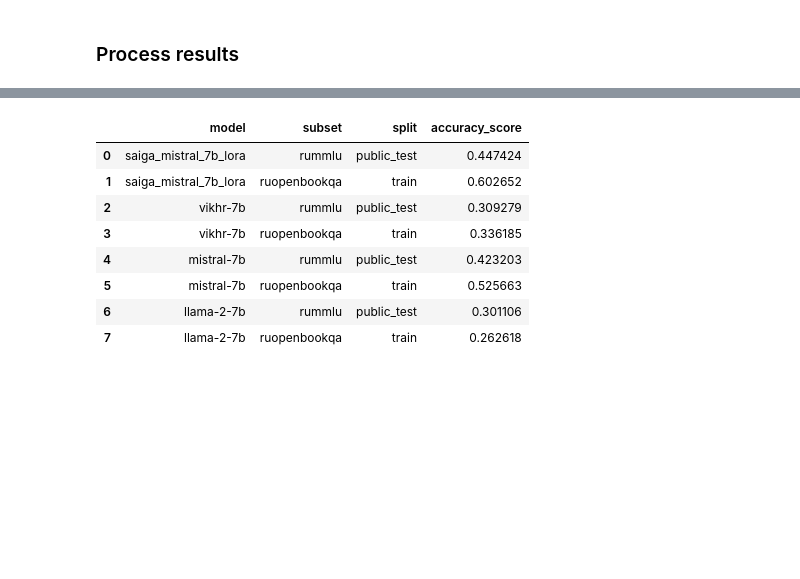
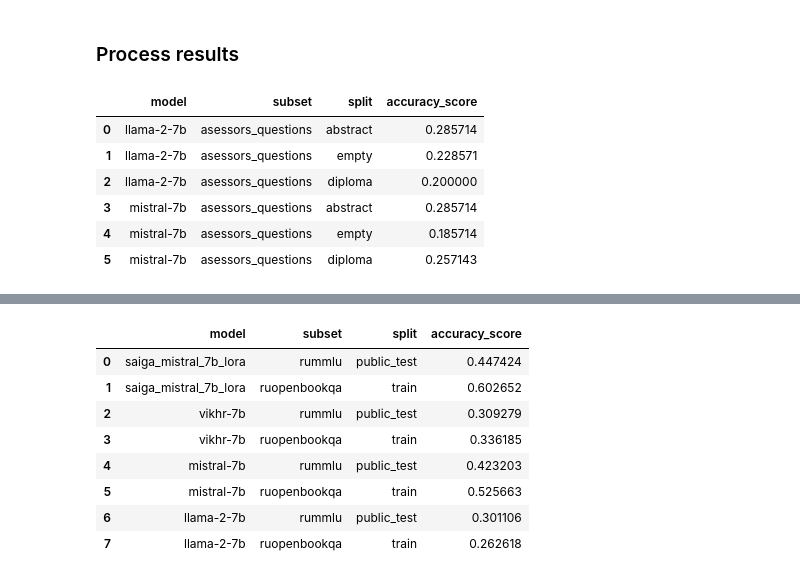
Before and after one commit to DenisovNikita/long_context_LLMs, a Jupyter notebook: src/notebooks/metrics_calculation/mera_process_results.ipynb, the cells around one changed output, grey strips where cells are left out. Drawn from its saved outputs; the diff is of its cells as text; code cells hidden in the pictures; blank space fills up the shorter version.

Commit message:
Add artifacts for asessors questions

```diff
--- a/src/notebooks/metrics_calculation/mera_process_results.ipynb
+++ b/src/notebooks/metrics_calculation/mera_process_results.ipynb
@@ -7,3 +7,34 @@ from definitions import *
 from path_helpers import get_dataset_path, get_metric_dir_path
 # %% [markdown]
 ### Process results
+# %%
+with open(ARTIFACTS_DIR_PATH.joinpath("datasets/diplomas_asessors_questions/mcs_df_human_filled_processed.json"), "r") as f:
+    dataset = json.load(f)
+# %%
+rows = []
+pred_by_model = dict()
+for baseline_model in HUGGINFACE_BASELINE_MODELS:
+    for split in ["abstract", "empty", "diploma"]:
+        metric_path = ARTIFACTS_DIR_PATH.joinpath(f"metrics/diplomas_asessors_questions/{split}/{baseline_model}/") # get_metric_dir_path(baseline_model, subset, name, split)
+        with open(metric_path.joinpath("answers.jsonl"), "r") as f:
+            answers = json.load(f)
+        pred = [x["answer"] for x in answers]
+        pred_by_model[f"{split}_{baseline_model}"] = pred
+        true = [x["outputs"] for x in dataset]
+        rows.append({
+            "model": baseline_model,
+            "subset": "asessors_questions",
+            "split": split,
+            "accuracy_score": accuracy_score(true, pred),
+        })
+df = pd.DataFrame(rows)
+df.to_csv(METRICS_DIR_PATH/"asessors.csv")
+df
+# %% [output]
+|  | model | subset | split | accuracy_score |
+| 0 | llama-2-7b | asessors_questions | abstract | 0.285714 |
+| 1 | llama-2-7b | asessors_questions | empty | 0.228571 |
+| 2 | llama-2-7b | asessors_questions | diploma | 0.200000 |
+| 3 | mistral-7b | asessors_questions | abstract | 0.285714 |
+| 4 | mistral-7b | asessors_questions | empty | 0.185714 |
+| 5 | mistral-7b | asessors_questions | diploma | 0.257143 |
```
Also changed, not shown: parts of 2 cells of this notebook, 6 other files.
